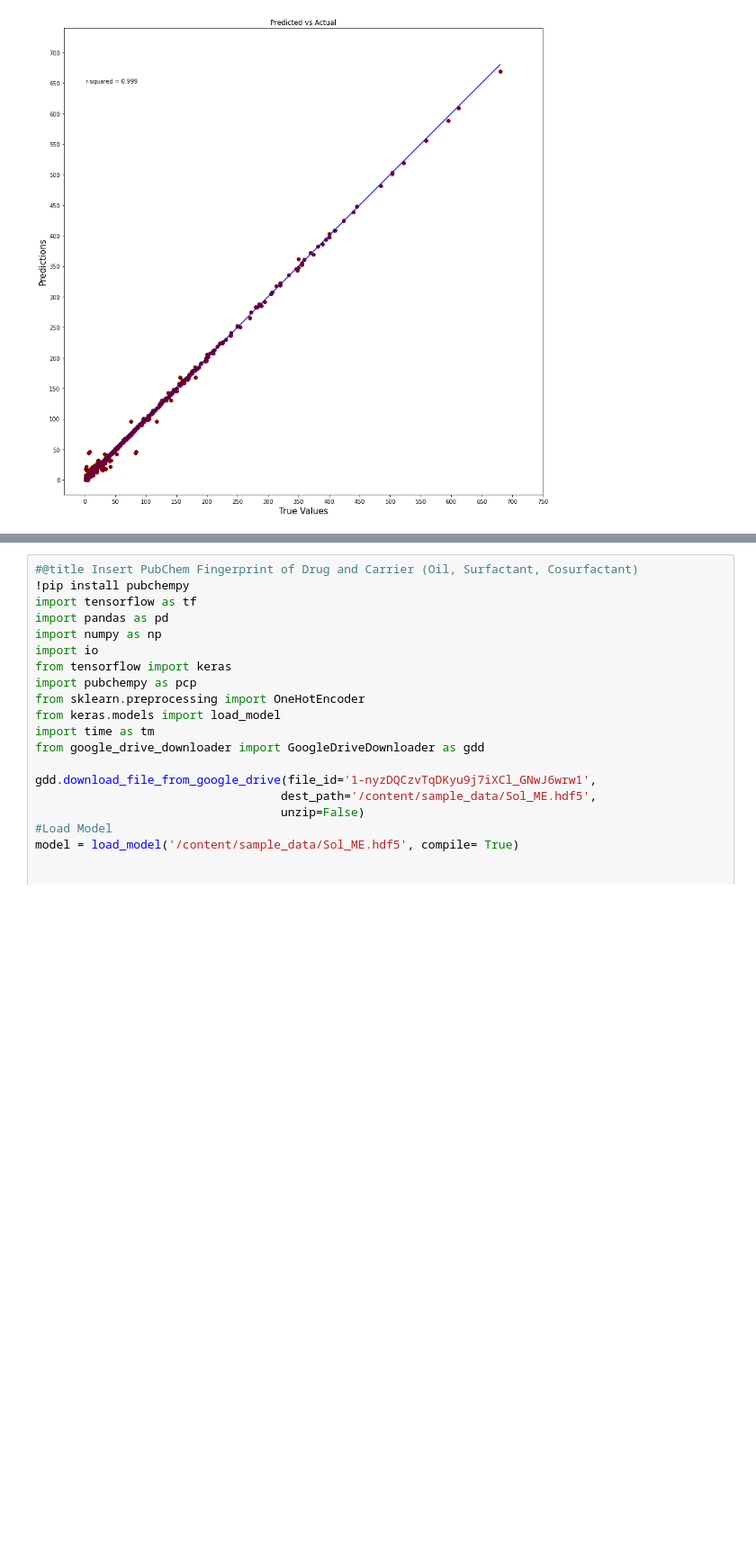
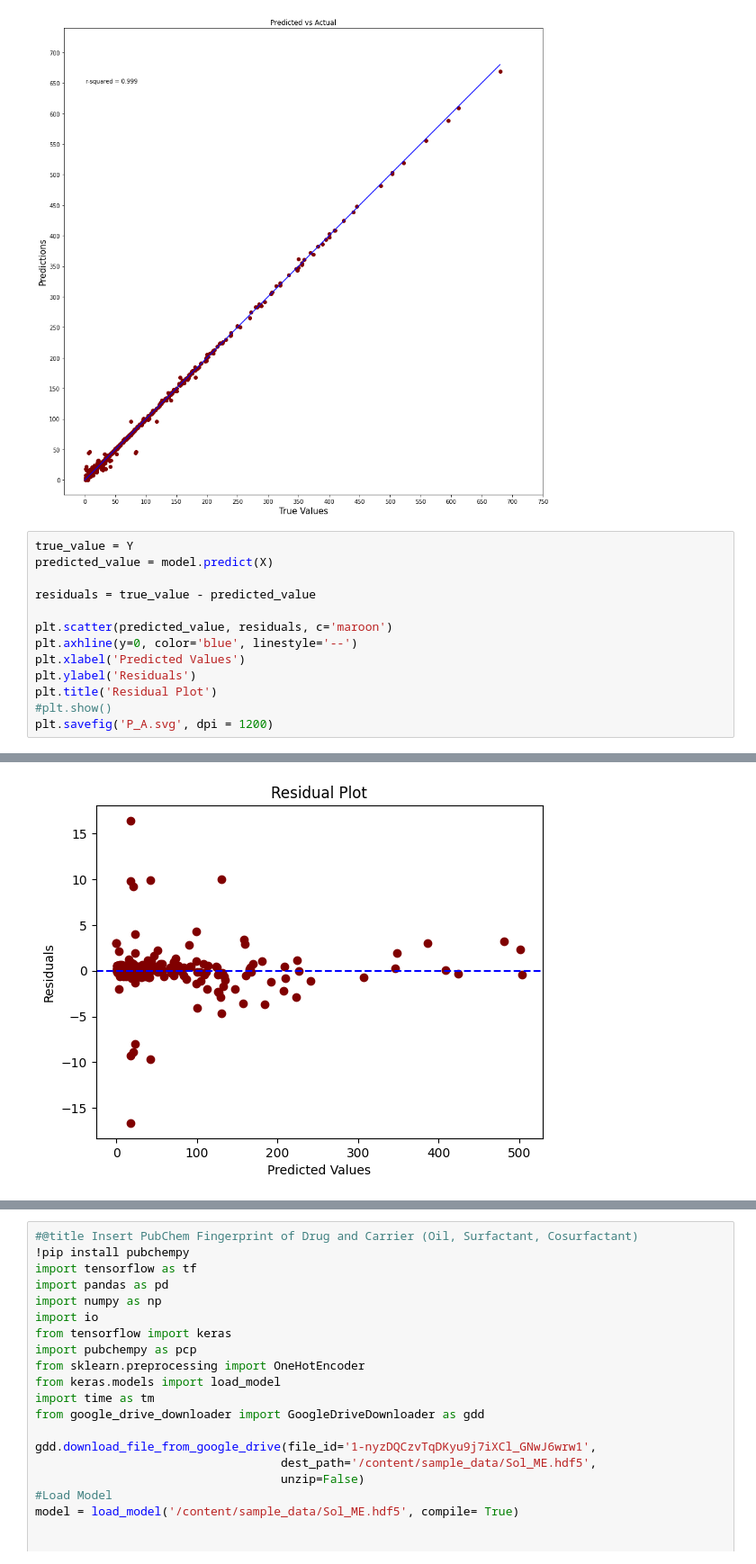
Before and after one commit to Swayamprakashpatel/Sol_ME, a Jupyter notebook: Sol_ME_LogP_MolWt.ipynb, the cells around one changed output, grey strips where cells are left out. Shown at 90% size. Drawn from its saved outputs; the diff is of its cells as text; blank space fills up the shorter version.

```diff
--- a/Sol_ME_LogP_MolWt.ipynb
+++ b/Sol_ME_LogP_MolWt.ipynb
@@ -200,3 +200,17 @@ plt.savefig('P_A.svg', dpi = 1200)
 WARNING:tensorflow:5 out of the last 5 calls to <function Model.make_predict_function.<locals>.predict_function at 0x...> triggered tf.function retracing. Tracing is expensive and the excessive number ...
 44/44 [==============================] - 0s 5ms/step
 [figure]
+# %%
+true_value = Y
+predicted_value = model.predict(X)
+
+residuals = true_value - predicted_value
+
+plt.scatter(predicted_value, residuals, c='maroon')
+plt.axhline(y=0, color='blue', linestyle='--')
+plt.xlabel('Predicted Values')
+plt.ylabel('Residuals')
+plt.title('Residual Plot')
+#plt.show()
+plt.savefig('P_A.svg', dpi = 1200)
+# %% [output]
@@ -202,0 +218 @@ WARNING:tensorflow:5 out of the last 5 calls to <function Model.make_predict_fun
+[figure, added]
```
Also changed, not shown: parts of 5 cells of this notebook.
